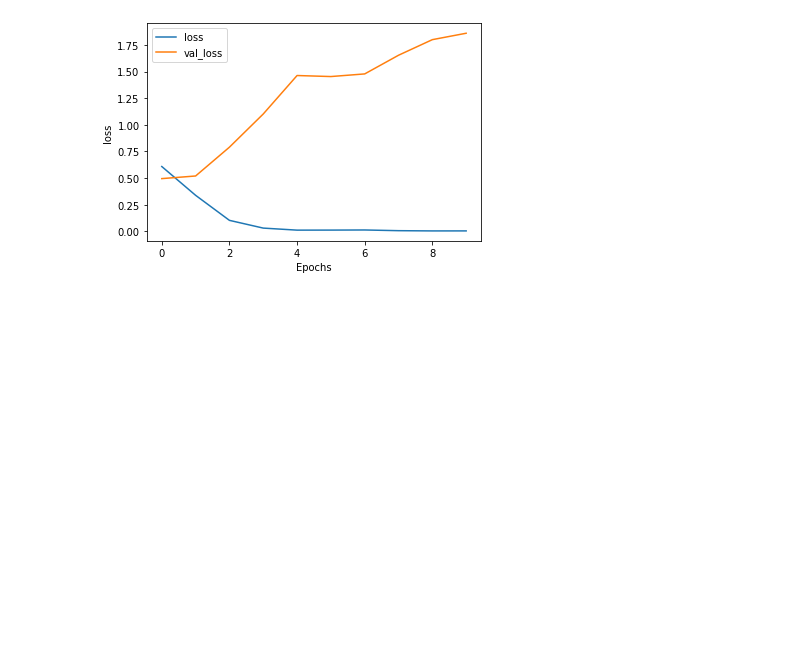
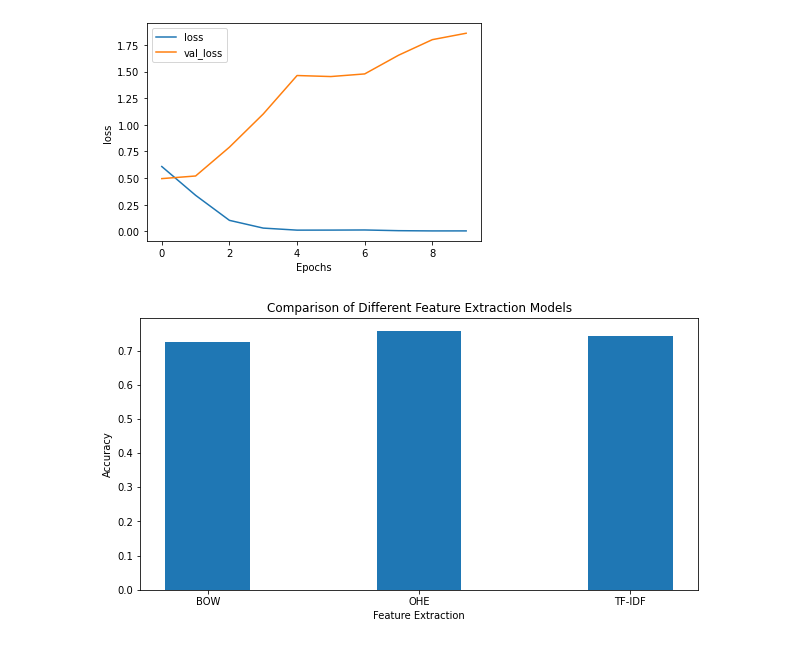
Before and after one commit to rukaiyafahmida/SoftComputing, a Jupyter notebook: Assignment_02_170204004.ipynb, the cells around one changed output. Drawn from its saved outputs; the diff is of its cells as text; code cells hidden in the pictures; blank space fills up the shorter version.

```diff
--- a/Assignment_02_170204004.ipynb
+++ b/Assignment_02_170204004.ipynb
@@ -231,7 +231,7 @@ history = cnnmodel.fit(X_train, y_train,
 loss, accuracy, f1_score, precision, recall = cnnmodel.evaluate(X_train, y_train)
 print("Training Accuracy: {:.4f}".format(accuracy))
 
-loss, accuracy, f1_score, precision, recall = cnnmodel.evaluate(X_test, y_test)
+loss, oheaccuracy, f1_score, precision, recall = cnnmodel.evaluate(X_test, y_test)
 print("Testing Accuracy:  {:.4f}".format(accuracy))
 print("Precision:", precision)
 print("Recall:", recall)
@@ -348,8 +343,8 @@ history = bogmodel.fit(X_train, y_train,
 loss, accuracy, f1_score, precision, recall = bogmodel.evaluate(X_train, y_train)
 print("Training Accuracy: {}".format(accuracy))
 
-loss, accuracy, f1_score, precision, recall = bogmodel.evaluate(X_test, y_test)
-print("Testing Accuracy:  {}".format(accuracy))
+loss, bogaccuracy, f1_score, precision, recall = bogmodel.evaluate(X_test, y_test)
+print("Testing Accuracy: ".format(accuracy))
 print("Precision:", precision)
 print("Recall:", recall)
 print("F-1 Score:", f1_score)
@@ -454,7 +449,7 @@ history = tfmodel.fit(X_train, y_train,
 loss, accuracy, f1_score, precision, recall = tfmodel.evaluate(X_train, y_train)
 print("Training Accuracy: {}".format(accuracy))
 
-loss, accuracy, f1_score, precision, recall = tfmodel.evaluate(X_test, y_test)
+loss, tfaccuracy, f1_score, precision, recall = tfmodel.evaluate(X_test, y_test)
 print("Testing Accuracy:  {}".format(accuracy))
 print("Precision:", precision)
 print("Recall:", recall)
@@ -492,3 +487,19 @@ plot_graphs(history, 'loss')
 # %% [output]
 [figure]
 [figure]
+# %%
+data = {'BOW':bogaccuracy, 'OHE':oheaccuracy, 'TF-IDF':tfaccuracy}
+tech = list(data.keys())
+values = list(data.values())
+
+fig = plt.figure(figsize = (10, 5))
+
+# creating the bar plot
+plt.bar(tech, values, width = 0.4)
+
+plt.xlabel("Feature Extraction")
+plt.ylabel("Accuracy")
+plt.title("Comparison of Different Feature Extraction Models")
+plt.show()
+# %% [output]
+[figure, added]
```
Also changed, not shown: parts of 13 cells of this notebook.
